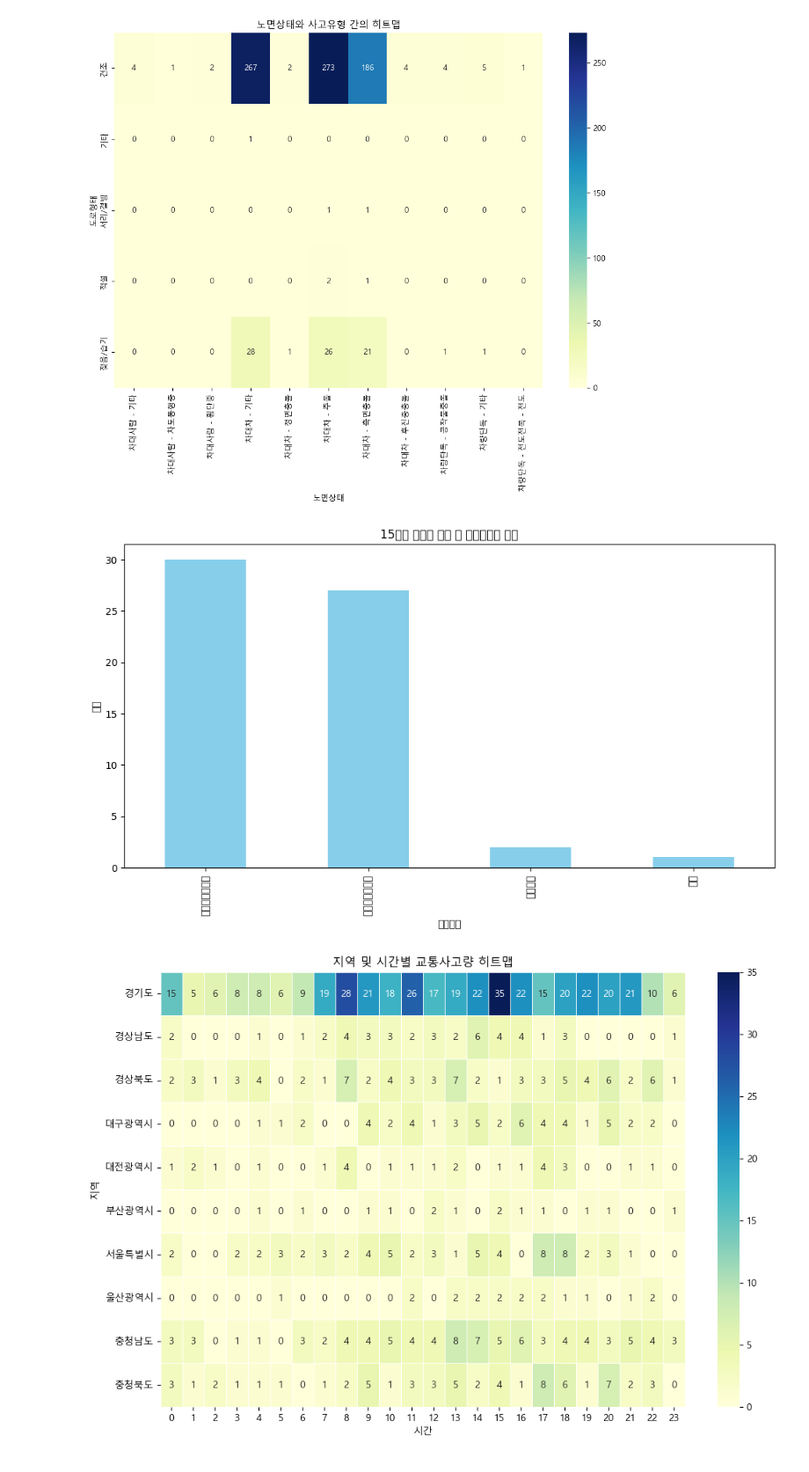
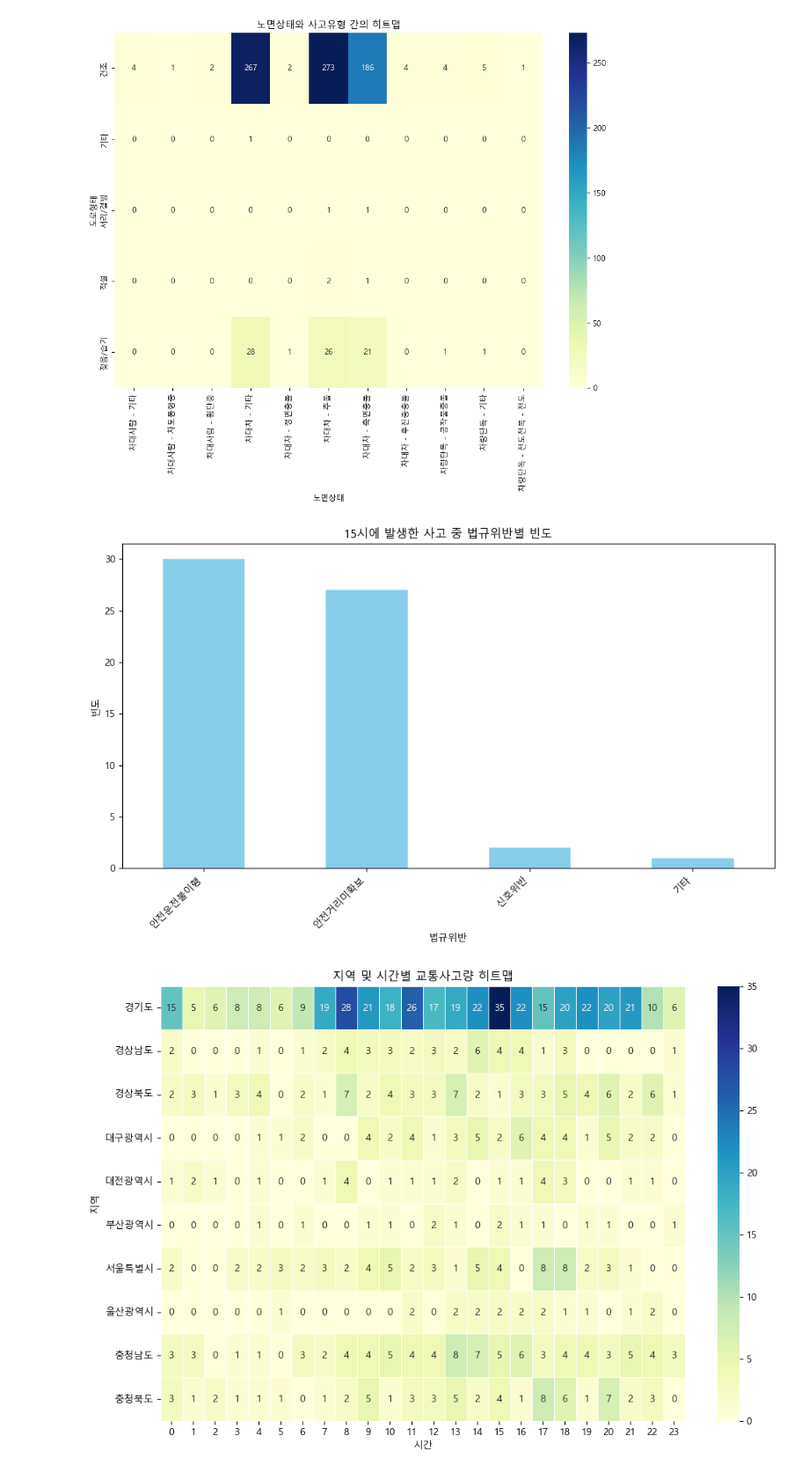
Before and after one commit to ssasdfccaf/Weather-and-traffic-accidents, a Jupyter notebook: third.ipynb, the cells around one changed output. Shown at 88% size. Drawn from its saved outputs; the diff is of its cells as text; code cells hidden in the pictures.

```diff
--- a/third.ipynb
+++ b/third.ipynb
@@ -322,30 +385,36 @@ plt.show()
 # %%
 import pandas as pd
 import matplotlib.pyplot as plt
 import seaborn as sns
+
+# 한글 폰트 설정
+font_path = "C:/Windows/Fonts/malgun.ttf"  # 한글 폰트 경로 (Windows 기준)
+font_name = font_manager.FontProperties(fname=font_path).get_name()
+rc('font', family=font_name)
 
 # 데이터 불러오기
 file_path = './경부고속도로_전체_accidentInfoList.csv'
 df = pd.read_csv(file_path, delimiter=',', encoding='cp949')
 
 # '사고일시' 컬럼을 datetime 형식으로 변환
 df['사고일시'] = pd.to_datetime(df['사고일시'], format='%Y년 %m월 %d일 %H시')
 
 # 15시에 일어난 사고만 필터링
 df_15시 = df[df['사고일시'].dt.hour == 15]
 
 # 15시에 일어난 사고 중 법규위반의 빈도수 계산
 법규위반_빈도 = df_15시['법규위반'].value_counts()
 
 # 막대그래프 시각화
 plt.figure(figsize=(12, 6))
 법규위반_빈도.plot(kind='bar', color='skyblue')
 plt.title('15시에 발생한 사고 중 법규위반별 빈도')
 plt.xlabel('법규위반')
 plt.ylabel('빈도')
+plt.xticks(rotation=45, ha='right')  # X축 레이블 회전
 plt.show()
 # %% [output]
-[figure, old version]
+[figure, new version]
 # %%
 import pandas as pd
 import matplotlib.pyplot as plt
```
Also changed, not shown: parts of 5 cells of this notebook, 53 other files.
